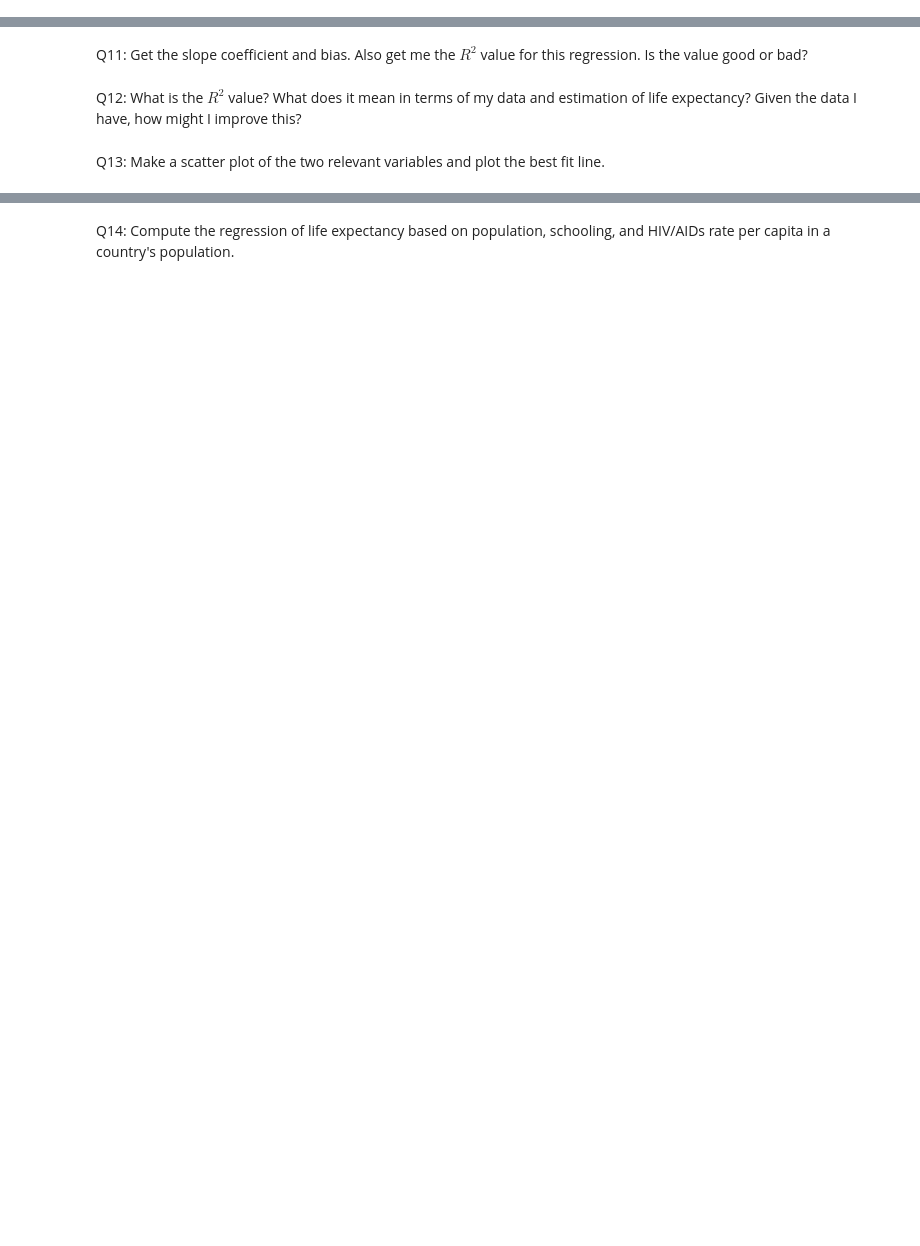
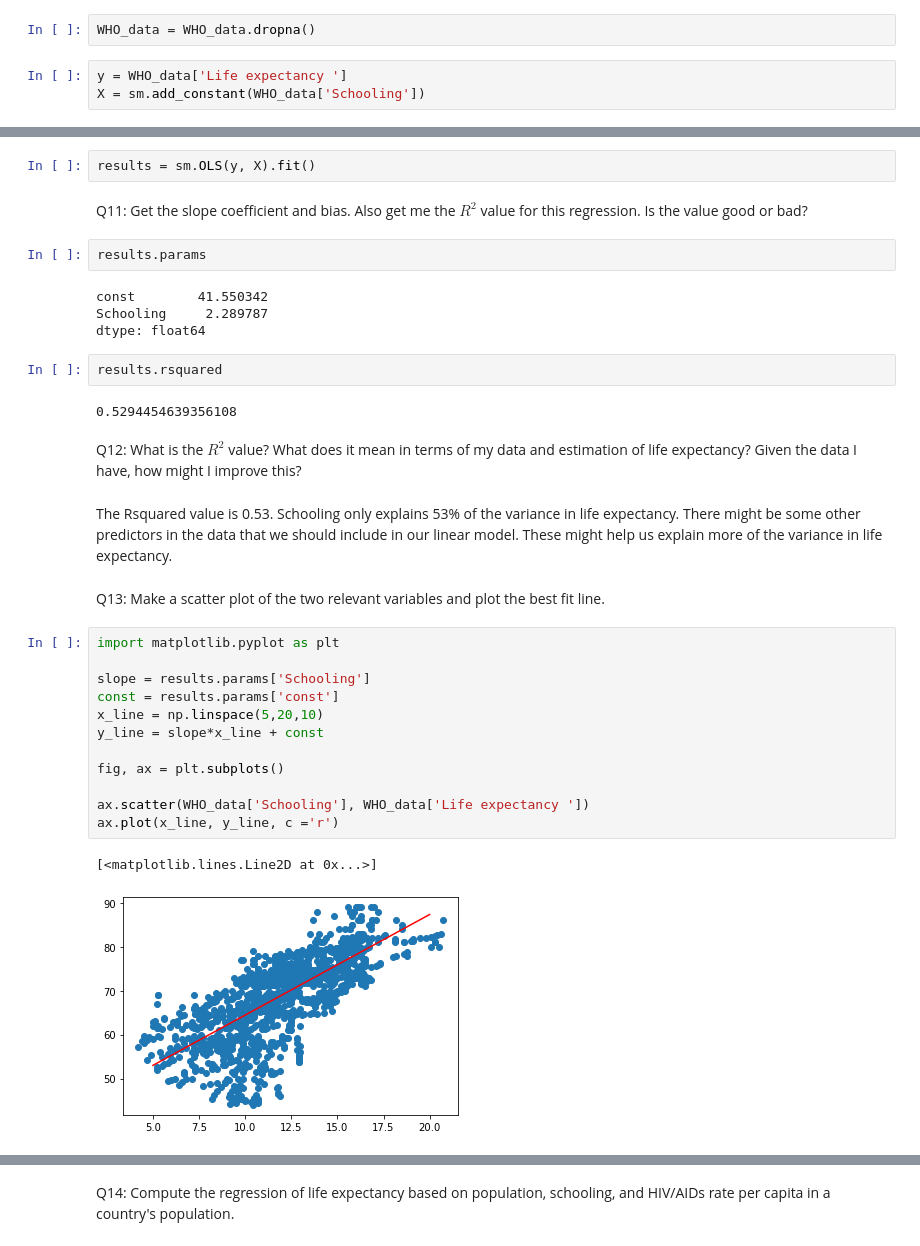
Before and after one commit to admveen/Flatiron_PG_DS, a Jupyter notebook: Code_Challenge_Review/Code Challenge _Review_Phase_2.ipynb, the cells around one changed output, grey strips where cells are left out. Cells and saved outputs as stored; diff of their text form; blank space fills up the shorter version.

```diff
--- a/Code_Challenge_Review/Code Challenge _Review_Phase_2.ipynb
+++ b/Code_Challenge_Review/Code Challenge _Review_Phase_2.ipynb
@@ -47,0 +113,5 @@ Q10: Perform a simple linear regression of life expectancy on Schooling. Use Sta
+# %%
+WHO_data = WHO_data.dropna()
+# %%
+y = WHO_data['Life expectancy ']
+X = sm.add_constant(WHO_data['Schooling'])
@@ -48,6 +134,35 @@ Q10: Perform a simple linear regression of life expectancy on Schooling. Use Sta
+# %%
+results = sm.OLS(y, X).fit()
 # %% [markdown]
 Q11: Get the slope coefficient and bias. Also get me the $R^2$ value for this regression. Is the value good or bad?
+# %%
+results.params
+# %% [output]
+const        41.550342
+Schooling     2.289787
+dtype: float64
+# %%
+results.rsquared
+# %% [output]
+0.5294454639356108
 # %% [markdown]
 Q12: What is the $R^2$ value? What does it mean in terms of my data and estimation of life expectancy? Given the data I have, how might I improve this?
+# %% [markdown]
+The Rsquared value is 0.53. Schooling only explains 53% of the variance in life expectancy. There might be some other predictors in the data that we should include in our linear model. These might help us explain more of the variance in life expectancy.
 # %% [markdown]
 Q13: Make a scatter plot of the two relevant variables and plot the best fit line.
+# %%
+import matplotlib.pyplot as plt
+
+slope = results.params['Schooling']
+const = results.params['const']
+x_line = np.linspace(5,20,10)
+y_line = slope*x_line + const
+
+fig, ax = plt.subplots()
+
+ax.scatter(WHO_data['Schooling'], WHO_data['Life expectancy '])
+ax.plot(x_line, y_line, c ='r')
+# %% [output]
+[<matplotlib.lines.Line2D at 0x...>]
+[figure, added]
```
Also changed, not shown: parts of 27 cells of this notebook, 1 other file.
